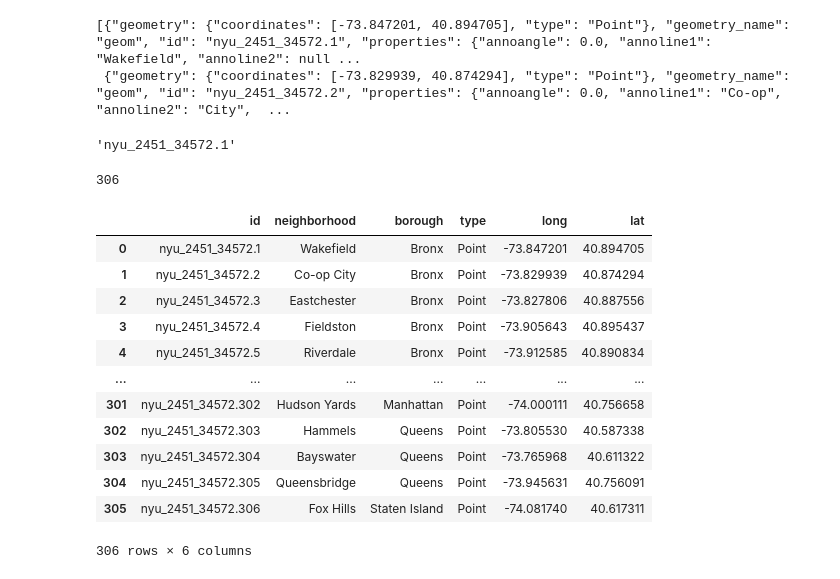
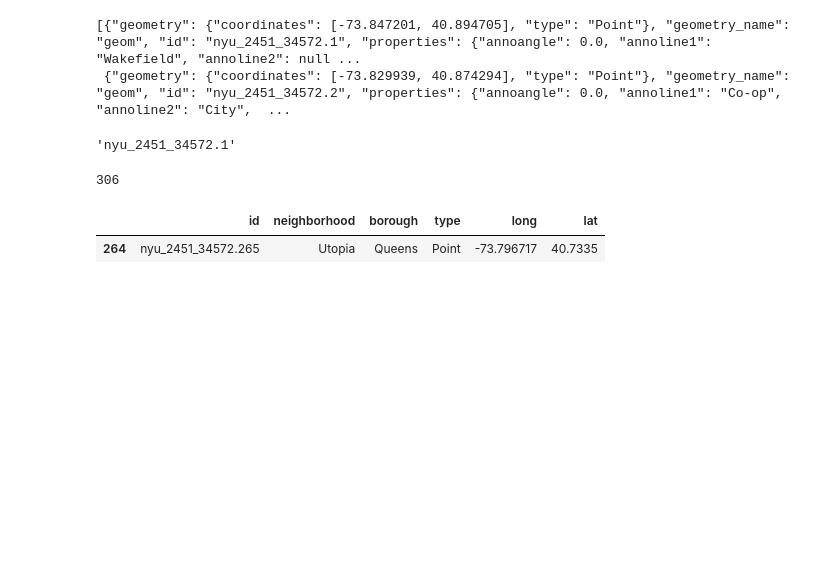
Before and after one commit to Magmafish/Midterm_Project, a Jupyter notebook: Neighborhoods.ipynb, the cells around one changed output. Saved outputs shown, nothing was run; the diff lists cells and outputs as text; code cells hidden in the pictures; blank space fills up the shorter version.

Commit message:
finished joining data clean_point_data.xlsx, all_join.csv nyc_data_join.xlsx

```diff
--- a/Neighborhoods.ipynb
+++ b/Neighborhoods.ipynb
@@ -107,18 +107,7 @@ len(nHoods)
 col = ['id', 'neighborhood', 'borough', 'type', 'long', 'lat']
 nyc = pd.DataFrame(data=nHoods, columns=col, copy=True)
 # %%
-nyc
+nyc[nyc['id']=='nyu_2451_34572.265']
 # %% [output]
 |  | id | neighborhood | borough | type | long | lat |
-| 0 | nyu_2451_34572.1 | Wakefield | Bronx | Point | -73.847201 | 40.894705 |
-| 1 | nyu_2451_34572.2 | Co-op City | Bronx | Point | -73.829939 | 40.874294 |
-| 2 | nyu_2451_34572.3 | Eastchester | Bronx | Point | -73.827806 | 40.887556 |
-| 3 | nyu_2451_34572.4 | Fieldston | Bronx | Point | -73.905643 | 40.895437 |
-| 4 | nyu_2451_34572.5 | Riverdale | Bronx | Point | -73.912585 | 40.890834 |
-| ... | ... | ... | ... | ... | ... | ... |
-| 301 | nyu_2451_34572.302 | Hudson Yards | Manhattan | Point | -74.000111 | 40.756658 |
-| 302 | nyu_2451_34572.303 | Hammels | Queens | Point | -73.805530 | 40.587338 |
-| 303 | nyu_2451_34572.304 | Bayswater | Queens | Point | -73.765968 | 40.611322 |
-| 304 | nyu_2451_34572.305 | Queensbridge | Queens | Point | -73.945631 | 40.756091 |
-| 305 | nyu_2451_34572.306 | Fox Hills | Staten Island | Point | -74.081740 | 40.617311 |
+| 264 | nyu_2451_34572.265 | Utopia | Queens | Point | -73.796717 | 40.7335 |
-306 rows × 6 columns
```
Also changed, not shown: parts of 5 cells of this notebook, 3 other files.
